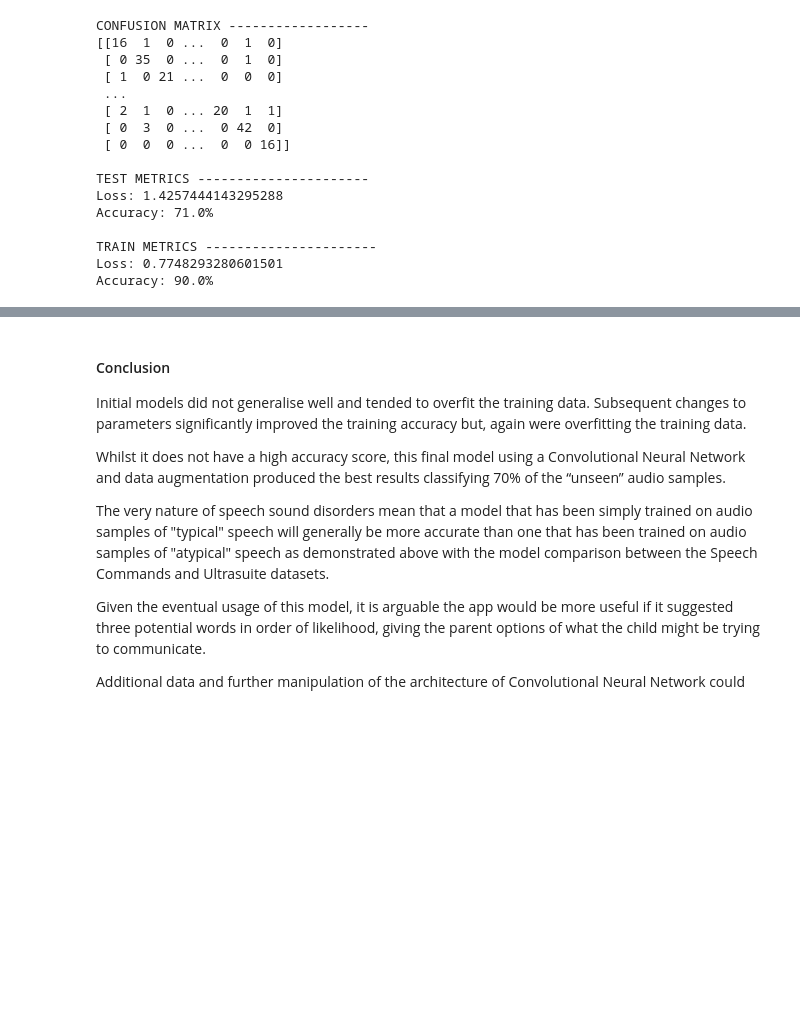
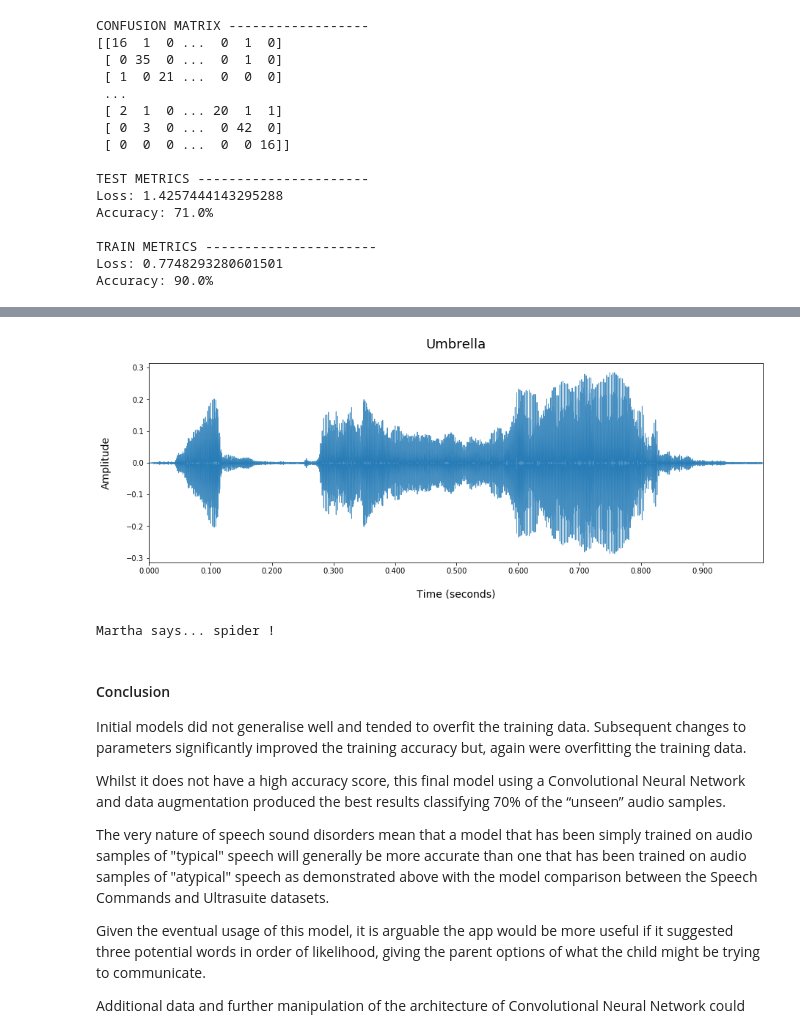
Before and after one commit to toopster/dsc-capstone-project, a Jupyter notebook: 3_models.ipynb, the cells around one changed output, grey strips where cells are left out. Saved outputs shown, nothing was run; the diff lists cells and outputs as text; code cells hidden in the pictures; blank space fills up the shorter version.

Commit message:
Conclusions and making predictions

```diff
--- a/3_models.ipynb
+++ b/3_models.ipynb
@@ -969,0 +1005,7 @@ plt.show();
+# %%
+# Load the audio sample and preview
+target_sample = 'audio/martha-crab.wav'
+target_label = 'Umbrella'
+audio_sample, sr = librosa.load(target_sample)
+print('Audio sample:', target_label)
+ipd.Audio(audio_sample, rate=sr)
@@ -970,3 +1015,26 @@ plt.show();
+# %%
+# Plot the waveform for the specific audio sample
+plt.figure(figsize=(15, 5))
+plt.title(target_label, fontsize=18, pad=20)
+librosa.display.waveplot(audio_sample, sr, alpha=0.8)
+plt.xlabel('Time (seconds)', fontsize=14, labelpad=20)
+plt.ylabel('Amplitude', fontsize=14, labelpad=20)
+plt.show();
+# %% [output]
+[figure, added]
+# %%
+# Run inference on the unseen audio file
+mfccs = librosa.feature.mfcc(audio_sample, sr, n_mfcc=13, n_fft=2048, hop_length=512)
+mfccs = mfccs.T
+mfccs = mfccs[np.newaxis, ..., np.newaxis]
+
+prediction = us_cnn_model.predict(mfccs)
+predicted_index = np.argmax(prediction)
+
+predicted_keyword = us_keywords[predicted_index]
+print('Martha says...',predicted_keyword, '!')
+# %% [output]
+Martha says... spider !
 # %% [markdown]
 #### Conclusion
 
```
Also changed, not shown: parts of 3 cells of this notebook, 2 other files.
